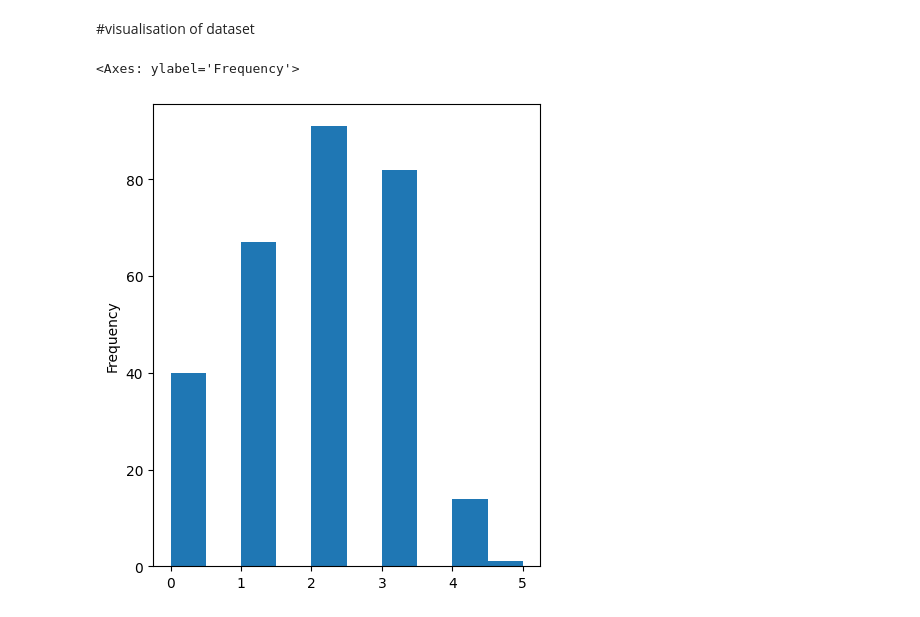
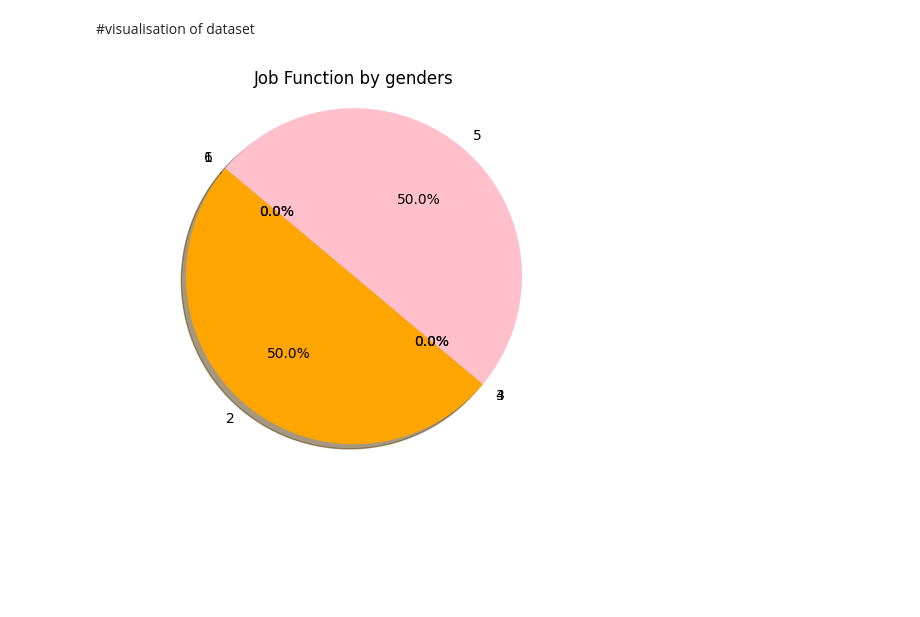
Before and after one commit to Sonia-devi/Bank-App, a Jupyter notebook: descriptive_statistics_python_3.ipynb, the cells around one changed output. Drawn from its saved outputs; the diff is of its cells as text; code cells hidden in the pictures; blank space fills up the shorter version.

```diff
--- a/descriptive_statistics_python_3.ipynb
+++ b/descriptive_statistics_python_3.ipynb
@@ -260,9 +260,20 @@ max        8.000000
 Name: Bed Time, dtype: float64
 # %% [markdown]
 #visualisation of dataset
-# %%
-#histogram plot
-df_2['Age Group'].plot(kind='hist', bins=10, figsize=(5,6))
-# %% [output]
-<Axes: ylabel='Frequency'>
-[figure, removed]
+# %%
+job_functions = [1,2,3,4,5,6 ]
+genders = [0,1,0,0,1,0]
+colors = ['yellow', 'orange', 'lightblue', 'lightgreen','pink', 'blue']
+
+plt.pie(genders, labels=job_functions, colors=colors, autopct='%1.1f%%', shadow=True, startangle=140)
+
+# Equal aspect ratio ensures the pie chart is circular.
+plt.axis('equal')
+
+# Add a title
+plt.title('Job Function by genders')
+
+# Display the pie chart
+plt.show()
+# %% [output]
+[figure, added]
```
Also changed, not shown: parts of 6 cells of this notebook.
